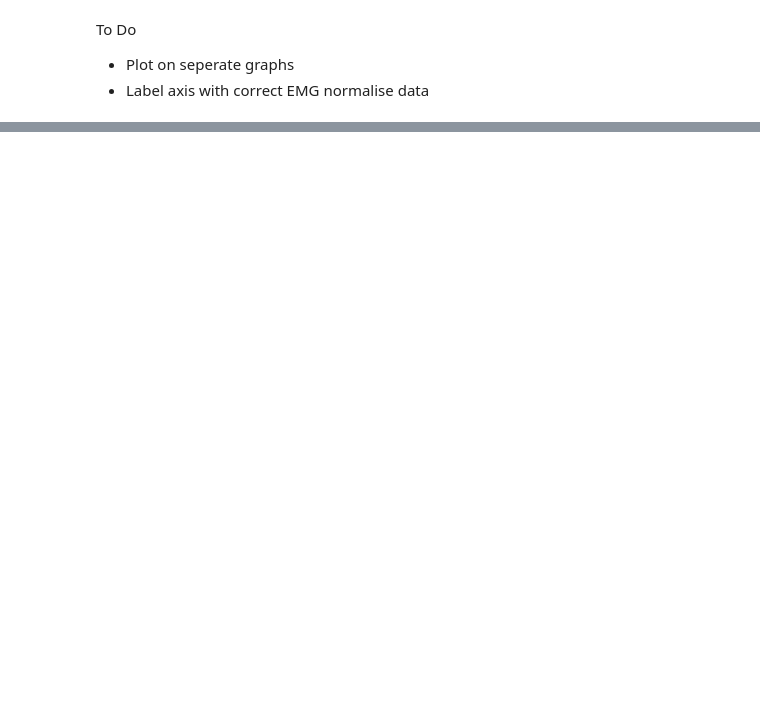
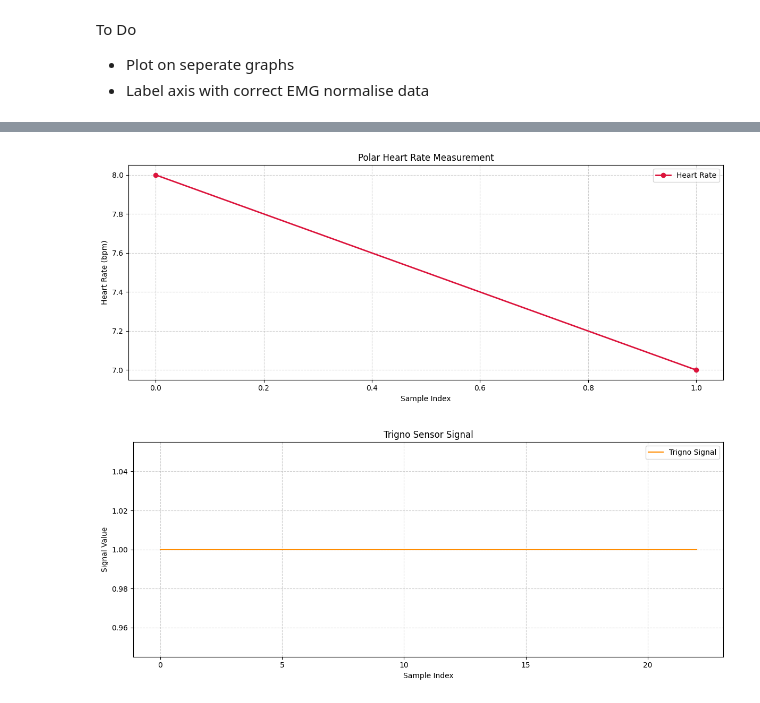
Before and after one commit to Chow376/Project-399, a Jupyter notebook: 309.ipynb, the cells around one changed output, grey strips where cells are left out. Drawn from its saved outputs; the diff is of its cells as text; code cells hidden in the pictures; blank space fills up the shorter version.

```diff
--- a/309.ipynb
+++ b/309.ipynb
@@ -241,0 +250,61 @@ plt.show()
+# %%
+dfpolar = read_jrnl_with_nan('/content/drive/MyDrive/DATA /NICK/polar.jrnl')
+dftringo = read_jrnl_with_nan('/content/drive/MyDrive/DATA /NICK/tringo.jrnl')
+dftreadmill = read_jrnl_with_nan('/content/drive/MyDrive/DATA /NICK/treadmill.jrnl')
+dfCPET = read_jrnl_with_nan('/content/drive/MyDrive/DATA /NICK/CPET__D_F_2026.10.09_15.46.34_.xml')
+dfCPET2 = read_jrnl_with_nan('/content/drive/MyDrive/DATA /NICK/CPET__D_Nick_2026.10.09_13.53.57_.xml')
+# %%
+import pandas as pd
+import matplotlib.pyplot as plt
+
+# Safely extract actual heart rate and times from dfpolar
+polar_times = []
+polar_hrs = []
+
+for idx, row in dfpolar.iterrows():
+    val = row.iloc[0]
+    # Check if the row itself is a dictionary containing heart rate details
+    if isinstance(val, dict):
+        hr = val.get('heart_rate') or val.get('heartrate') or val.get('bpm') or val.get('value')
+        t = val.get('time') or val.get('monotonic')
+        if hr is not None:
+            polar_hrs.append(hr)
+            polar_times.append(t if t is not None else idx)
+    else:
+        # Check if the dataframe has structured columns we missed
+        break
+
+if len(polar_hrs) > 0:
+    polar_y = polar_hrs
+    polar_x = polar_times
+else:
+    # Fallback to standard columns
+    polar_y = dfpolar['heart_rate'] if 'heart_rate' in dfpolar.columns else dfpolar.iloc[:, 0]
+    polar_x = dfpolar['monotonic'] if 'monotonic' in dfpolar.columns else dfpolar.index
+
+# --- Figure 1: Polar Heart Rate Data ---
+plt.figure(figsize=(12, 5))
+plt.plot(polar_x, polar_y, color='crimson', marker='o', linestyle='-', label='Heart Rate', linewidth=2)
+plt.title('Polar Heart Rate Measurement')
+plt.ylabel('Heart Rate (bpm)')
+plt.xlabel('Time (s)' if 'monotonic' in dfpolar.columns or len(polar_times) > 0 else 'Sample Index')
+plt.grid(True, linestyle='--', alpha=0.6)
+plt.legend(loc='upper right')
+plt.tight_layout()
+plt.show()
+
+# --- Figure 2: Trigno Data ---
+plt.figure(figsize=(12, 5))
+tringo_y = dftringo.iloc[:, 0]
+tringo_x = dftringo['monotonic'] if 'monotonic' in dftringo.columns else dftringo.index
+plt.plot(tringo_x, tringo_y, color='darkorange', label='Trigno Signal', linewidth=1.5)
+plt.title('Trigno Sensor Signal')
+plt.ylabel('Signal Value')
+plt.xlabel('Time (s)' if 'monotonic' in dftringo.columns else 'Sample Index')
+plt.grid(True, linestyle='--', alpha=0.6)
+plt.legend(loc='upper right')
+plt.tight_layout()
+plt.show()
+# %% [output]
+[figure, added]
+[figure, added]
```
Also changed, not shown: parts of 4 cells of this notebook.
